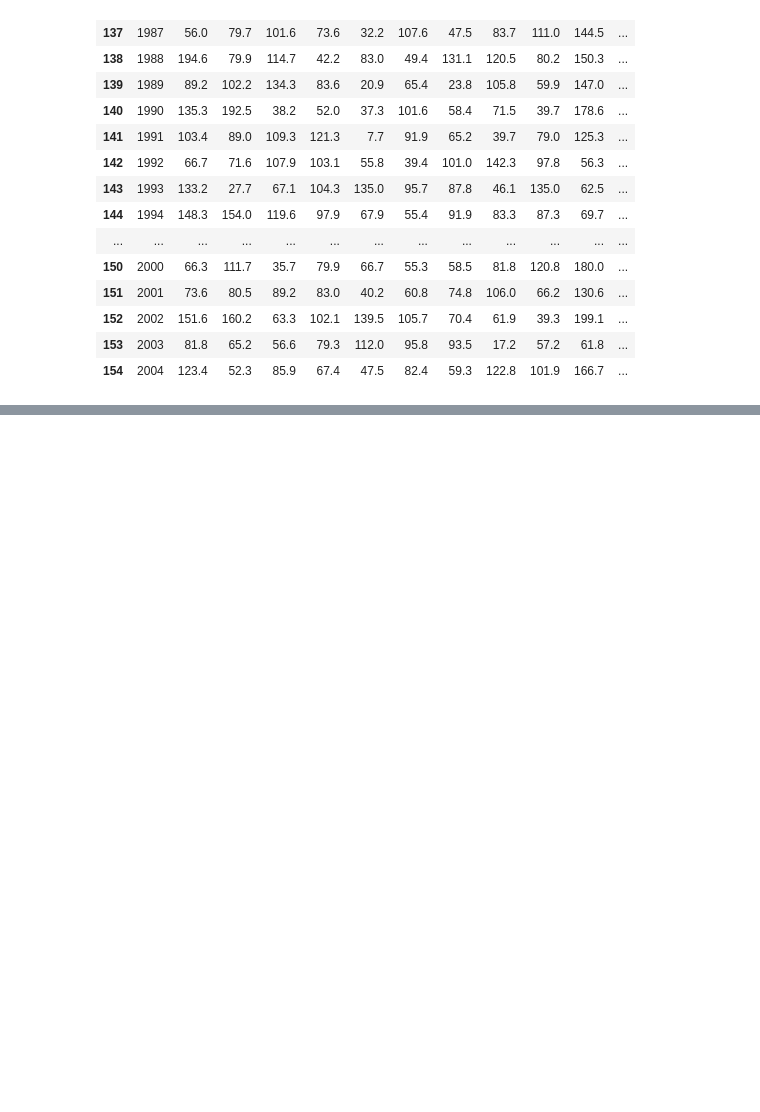
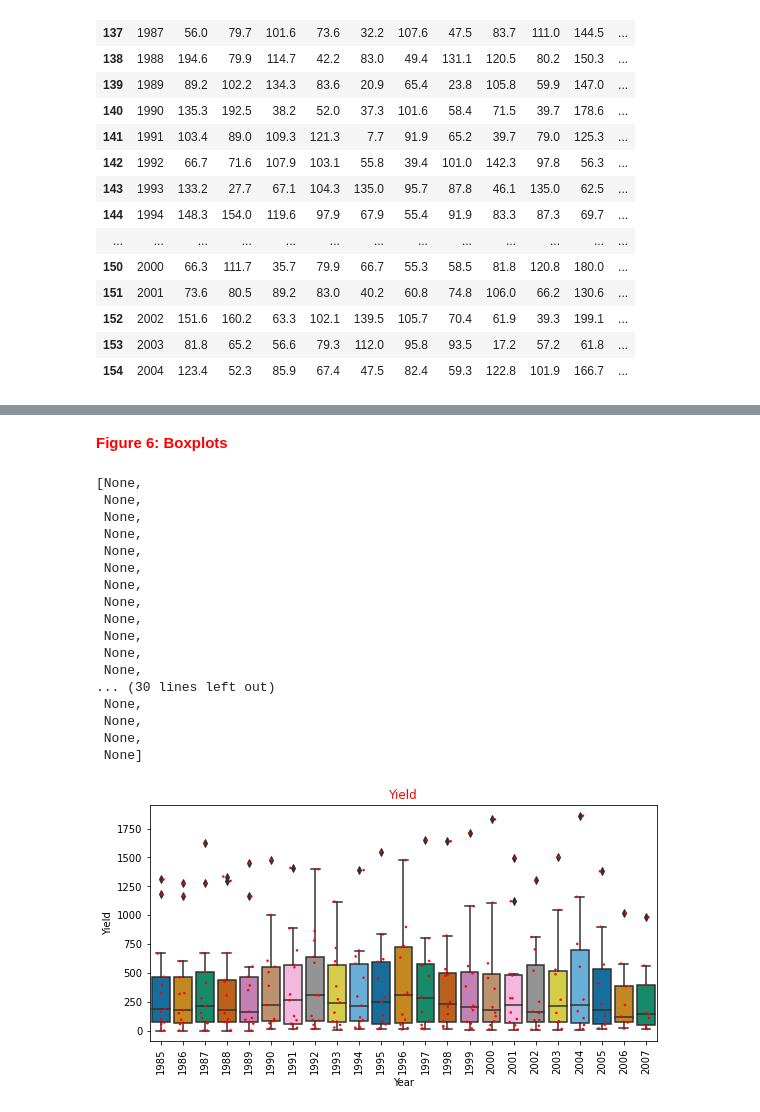
Before and after one commit to Vitalismirnov/CA2_Smirnoff, a Jupyter notebook: CA2_VitalisSmirnovs.ipynb, the cells around one changed output, grey strips where cells are left out. Drawn from its saved outputs; the diff is of its cells as text; code cells hidden in the pictures; blank space fills up the shorter version.

```diff
--- a/CA2_VitalisSmirnovs.ipynb
+++ b/CA2_VitalisSmirnovs.ipynb
@@ -300,0 +563,28 @@ df3.head(20)
+# %%
+printmd('**Figure 6: Boxplots**', color='red') # print figure number
+fig = plt.figure(figsize=(20, 20))             # specify figuresize
+ax = fig.add_subplot(421)                      # 4x2 subplots
+plt.title("Yield", c='red')               # title
+ax = sns.boxplot(y='Yield', x= 'Year', data=df3, palette="colorblind")                     # boxplot
+ax = sns.stripplot(y='Yield',  x= 'Year', data=df3, color="red", jitter=0.2, size=2.5)     # add data points
+plt.setp(ax.get_xticklabels(), rotation=90)
+# %% [output]
+<span style='color:red'>**Figure 6: Boxplots**</span>
+[None,
+ None,
+ None,
+ None,
+ None,
+ None,
+ None,
+ None,
+ None,
+ None,
+ None,
+ None,
+... (30 lines left out)
+ None,
+ None,
+ None,
+ None]
+[figure, added]
```
Also changed, not shown: parts of 24 cells of this notebook.
